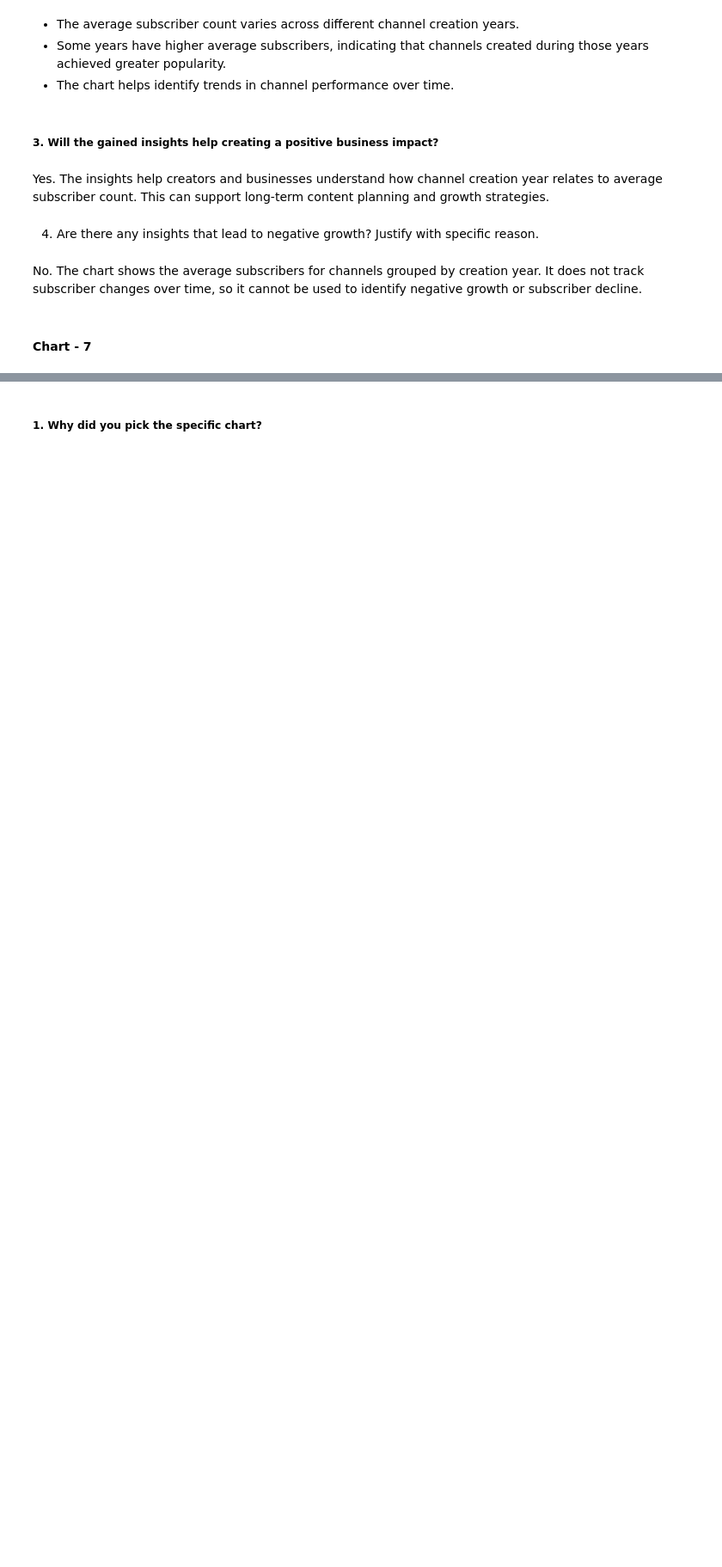
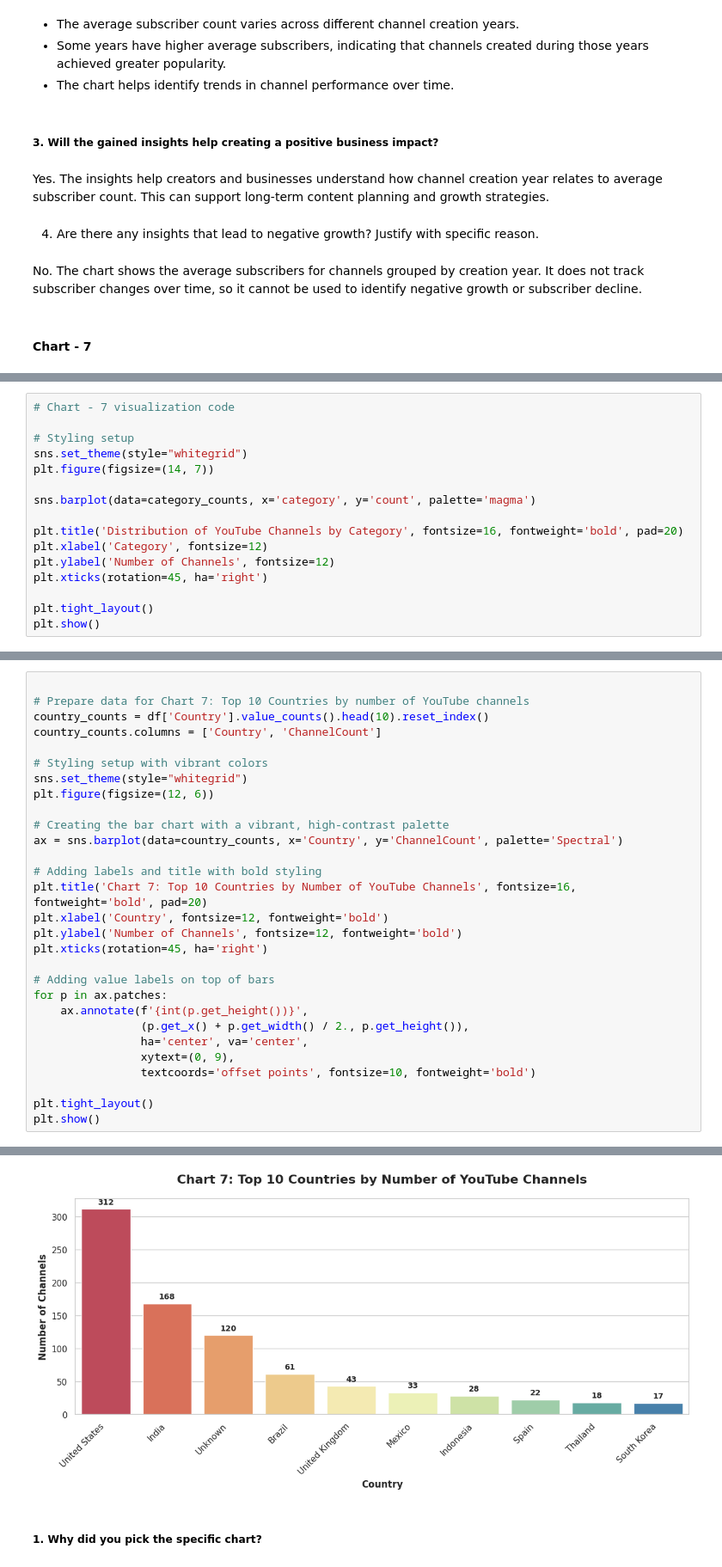
Before and after one commit to Sneha8126/Sneha-EDA-Submission-Template, a Jupyter notebook: Sneha_EDA_Submission_Template.ipynb, the cells around one changed output, grey strips where cells are left out. Shown at 86% size. Saved outputs shown, nothing was run; the diff lists cells and outputs as text; blank space fills up the shorter version.

```diff
--- a/Sneha_EDA_Submission_Template.ipynb
+++ b/Sneha_EDA_Submission_Template.ipynb
@@ -716,0 +715,16 @@ No. The chart shows the average subscribers for channels grouped by creation yea
+# %%
+# Chart - 7 visualization code
+
+# Styling setup
+sns.set_theme(style="whitegrid")
+plt.figure(figsize=(14, 7))
+
+sns.barplot(data=category_counts, x='category', y='count', palette='magma')
+
+plt.title('Distribution of YouTube Channels by Category', fontsize=16, fontweight='bold', pad=20)
+plt.xlabel('Category', fontsize=12)
+plt.ylabel('Number of Channels', fontsize=12)
+plt.xticks(rotation=45, ha='right')
+
+plt.tight_layout()
+plt.show()
@@ -716,0 +736,30 @@ No. The chart shows the average subscribers for channels grouped by creation yea
+# %%
+
+# Prepare data for Chart 7: Top 10 Countries by number of YouTube channels
+country_counts = df['Country'].value_counts().head(10).reset_index()
+country_counts.columns = ['Country', 'ChannelCount']
+
+# Styling setup with vibrant colors
+sns.set_theme(style="whitegrid")
+plt.figure(figsize=(12, 6))
+
+# Creating the bar chart with a vibrant, high-contrast palette
+ax = sns.barplot(data=country_counts, x='Country', y='ChannelCount', palette='Spectral')
+
+# Adding labels and title with bold styling
+plt.title('Chart 7: Top 10 Countries by Number of YouTube Channels', fontsize=16, fontweight='bold', pad=20)
+plt.xlabel('Country', fontsize=12, fontweight='bold')
+plt.ylabel('Number of Channels', fontsize=12, fontweight='bold')
+plt.xticks(rotation=45, ha='right')
+
+# Adding value labels on top of bars
+for p in ax.patches:
+    ax.annotate(f'{int(p.get_height())}',
+                (p.get_x() + p.get_width() / 2., p.get_height()),
+                ha='center', va='center',
+                xytext=(0, 9),
+                textcoords='offset points', fontsize=10, fontweight='bold')
+
+plt.tight_layout()
+plt.show()
+# %% [output]
@@ -717,2 +769,3 @@ No. The chart shows the average subscribers for channels grouped by creation yea
+[figure, added]
 # %% [markdown]
 ##### 1. Why did you pick the specific chart?
```
Also changed, not shown: parts of 4 cells of this notebook.
